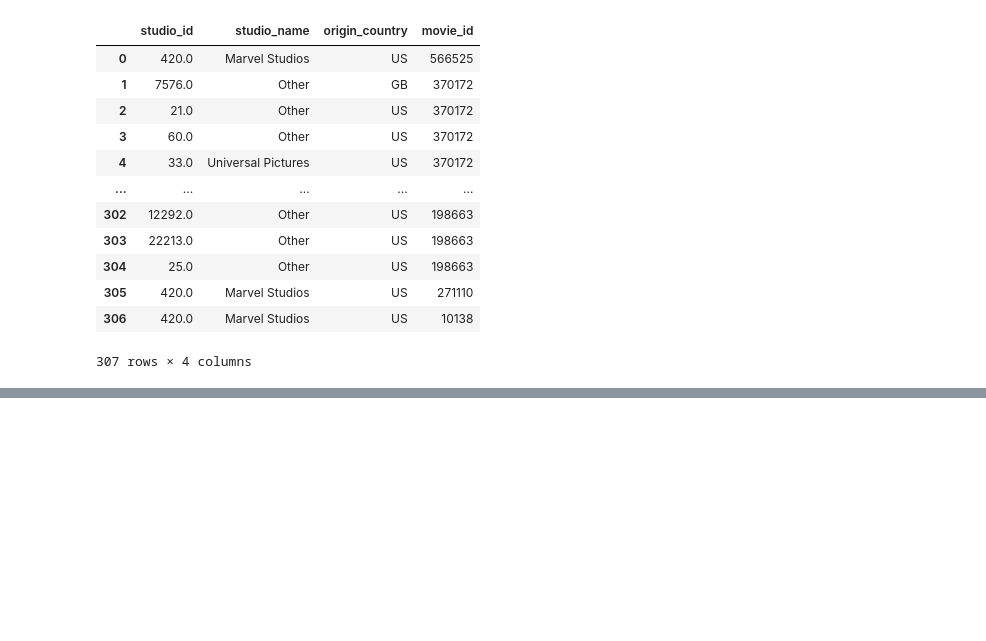
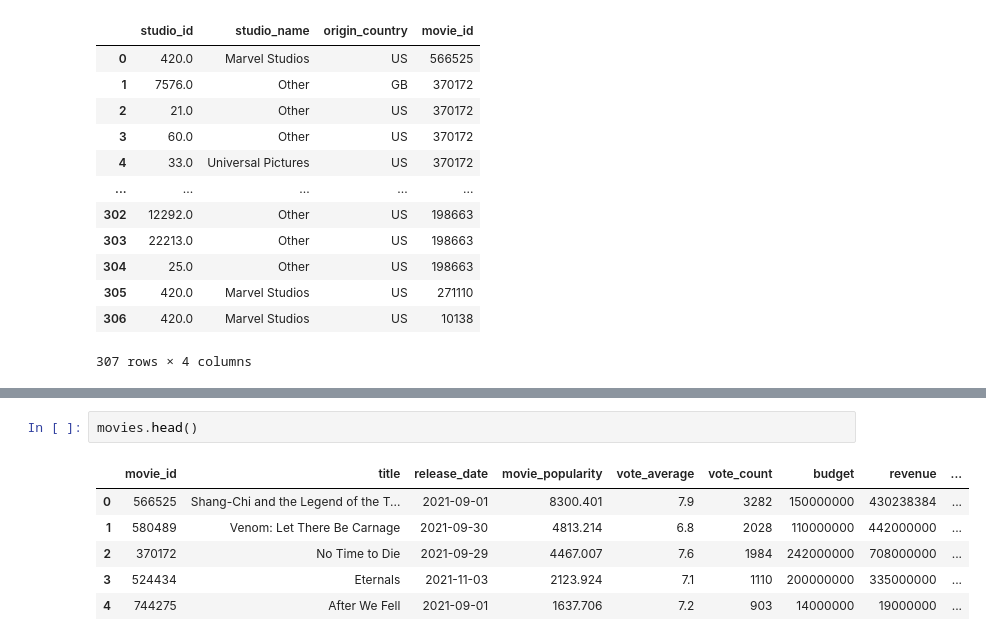
Before and after one commit to a-lau-gonza/The-Final-Project_F-PALS, a Jupyter notebook: Notebooks/test.ipynb, the cells around one changed output, grey strips where cells are left out. Cells and saved outputs as stored; diff of their text form; blank space fills up the shorter version.

```diff
--- a/Notebooks/test.ipynb
+++ b/Notebooks/test.ipynb
@@ -202,0 +196,9 @@ df.actor_gender[df.actor_gender == 1] = 'female'
+# %%
+movies.head()
+# %% [output]
+|  | movie_id | title | release_date | movie_popularity | vote_average | vote_count | budget | revenue | ... |
+| 0 | 566525 | Shang-Chi and the Legend of the T... | 2021-09-01 | 8300.401 | 7.9 | 3282 | 150000000 | 430238384 | ... |
+| 1 | 580489 | Venom: Let There Be Carnage | 2021-09-30 | 4813.214 | 6.8 | 2028 | 110000000 | 442000000 | ... |
+| 2 | 370172 | No Time to Die | 2021-09-29 | 4467.007 | 7.6 | 1984 | 242000000 | 708000000 | ... |
+| 3 | 524434 | Eternals | 2021-11-03 | 2123.924 | 7.1 | 1110 | 200000000 | 335000000 | ... |
+| 4 | 744275 | After We Fell | 2021-09-01 | 1637.706 | 7.2 | 903 | 14000000 | 19000000 | ... |
```
Also changed, not shown: parts of 15 cells of this notebook, 1 other file.
